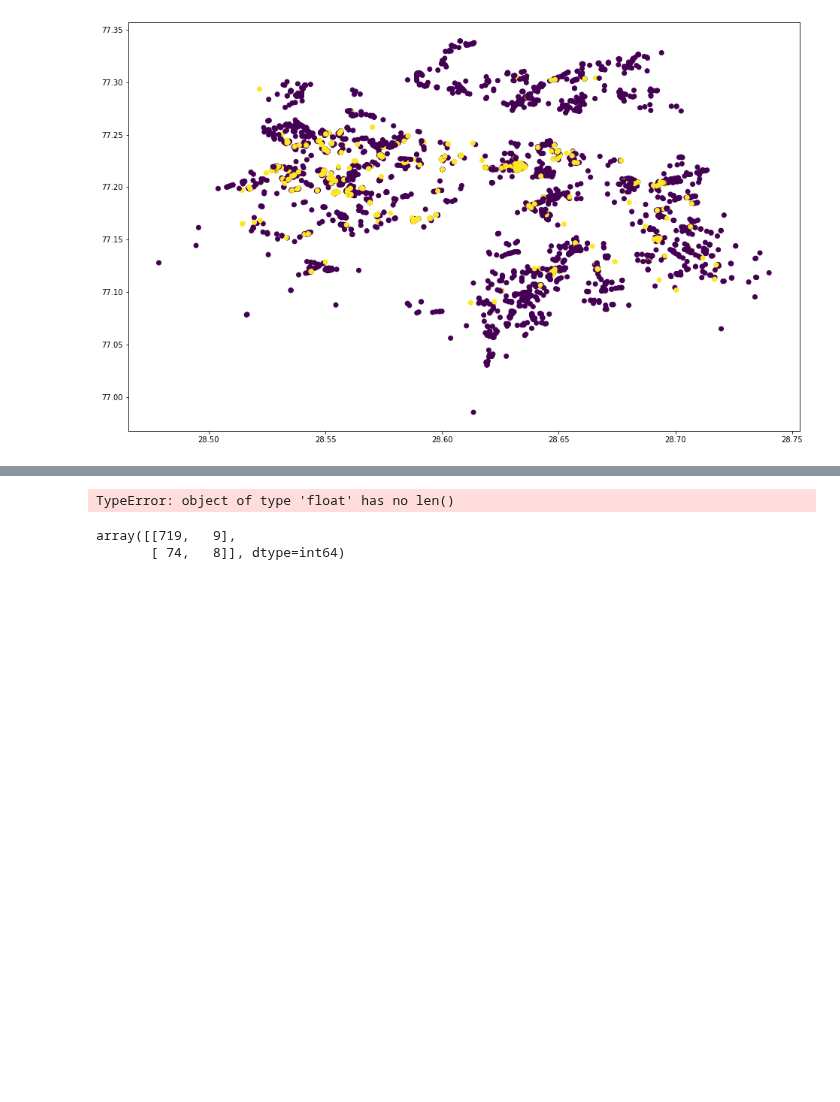
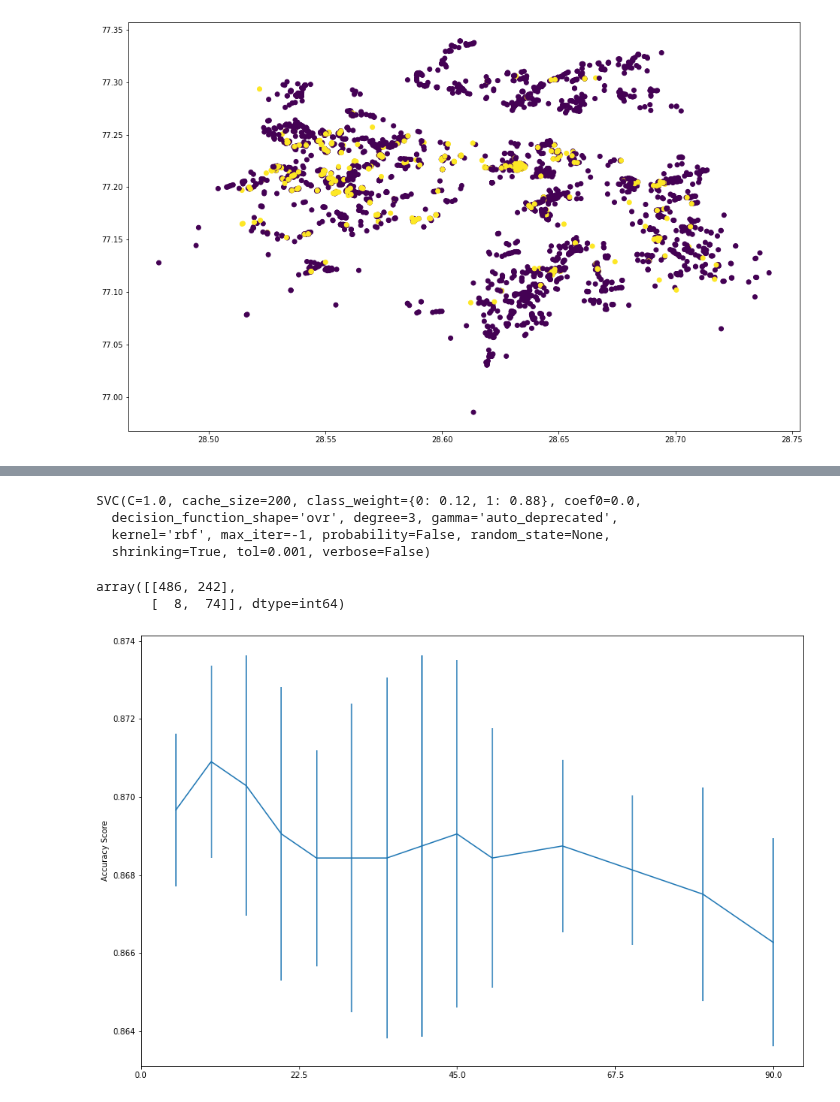
Before and after one commit to uttiyamaji/Data-Analysis, a Jupyter notebook: Zomato_restaurents_data_analysis/zomato.ipynb, the cells around one changed output, grey strips where cells are left out. Saved outputs shown, nothing was run; the diff lists cells and outputs as text; code cells hidden in the pictures; blank space fills up the shorter version.

Commit message:
feature selection and SVM

```diff
--- a/Zomato_restaurents_data_analysis/zomato.ipynb
+++ b/Zomato_restaurents_data_analysis/zomato.ipynb
@@ -498,0 +542,8 @@ plt.scatter(df_zomato['Latitude'],df_zomato['Longitude'],c = ratings)
+# %%
+# start with simpler models
+
+# logistic Regression
+from sklearn.linear_model import LogisticRegression
+
+log_reg = LogisticRegression(class_weight =  {0:0.12,1:0.88})
+log_reg.fit(X_train,y_train)
@@ -498,0 +562,6 @@ plt.scatter(df_zomato['Latitude'],df_zomato['Longitude'],c = ratings)
+# %%
+log_reg_wt = LogisticRegression(class_weight =  {0:0.12,1:0.88})
+log_reg_wt.fit(X_train,y_train)
+
+y_preds = log_reg_wt.predict(X_test)
+confusion_matrix(y_test, y_preds)
@@ -499,12 +573,15 @@ plt.scatter(df_zomato['Latitude'],df_zomato['Longitude'],c = ratings)
 # %%
 from sklearn.svm import SVC
 
-svm = SVC(kernel = 'rbf', class_weight = 0.12)
+svm = SVC(kernel = 'rbf', class_weight = {0:0.12,1:0.88})
 # add class weights
 #
 svm.fit(X_train, y_train)
 # %% [output]
-TypeError: object of type 'float' has no len()
+SVC(C=1.0, cache_size=200, class_weight={0: 0.12, 1: 0.88}, coef0=0.0,
+  decision_function_shape='ovr', degree=3, gamma='auto_deprecated',
+  kernel='rbf', max_iter=-1, probability=False, random_state=None,
+  shrinking=True, tol=0.001, verbose=False)
 # %%
 y_preds = svm.predict(X_test)
 # %%
@@ -512,5 +589,5 @@ from sklearn.metrics import confusion_matrix
 
 confusion_matrix(y_test, y_preds)
 # %% [output]
-array([[719,   9],
-       [ 74,   8]], dtype=int64)
+array([[486, 242],
+       [  8,  74]], dtype=int64)
@@ -516,0 +599,22 @@ array([[719,   9],
+# %%
+clf = Pipeline([('anova',SelectPercentile(chi2)),
+               ('svc', SVC(kernel = 'rbf'))])
+
+score_means = []
+score_stds = []
+
+percentiles = (5,10,15,20,25,30)
+
+for percentile in percentiles:
+    clf.set_params(anova__percentile = percentile)
+    this_scores = cross_val_score(clf, X_train, y_train)
+    score_means.append(this_scores.mean())
+    score_stds.append(this_scores.std())
+# %%
+plt.figure(figsize = (15,10))
+plt.errorbar(percentiles, score_means, np.array(score_stds))
+plt.xticks(np.linspace(0,90,5, endpoint = True))
+plt.ylabel('Accuracy Score')
+plt.show()
+# %% [output]
+[figure, added]
```
Also changed, not shown: parts of 38 cells of this notebook.
